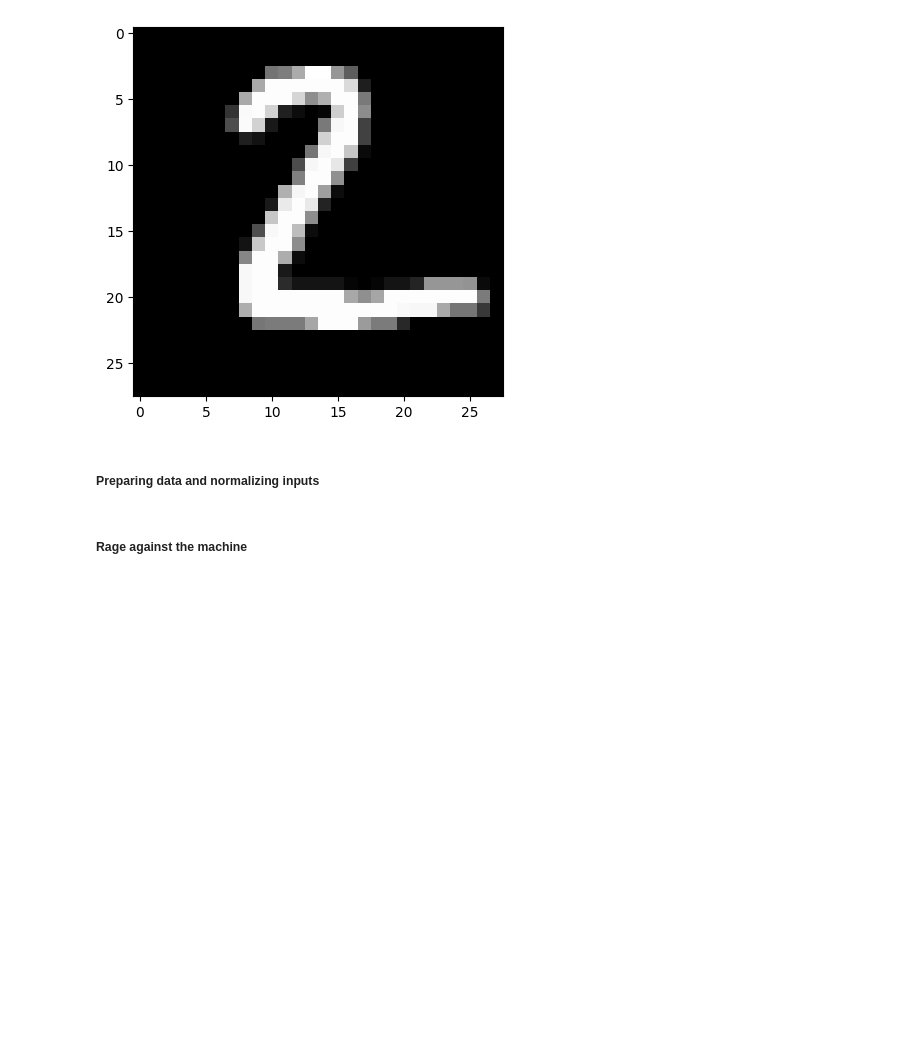
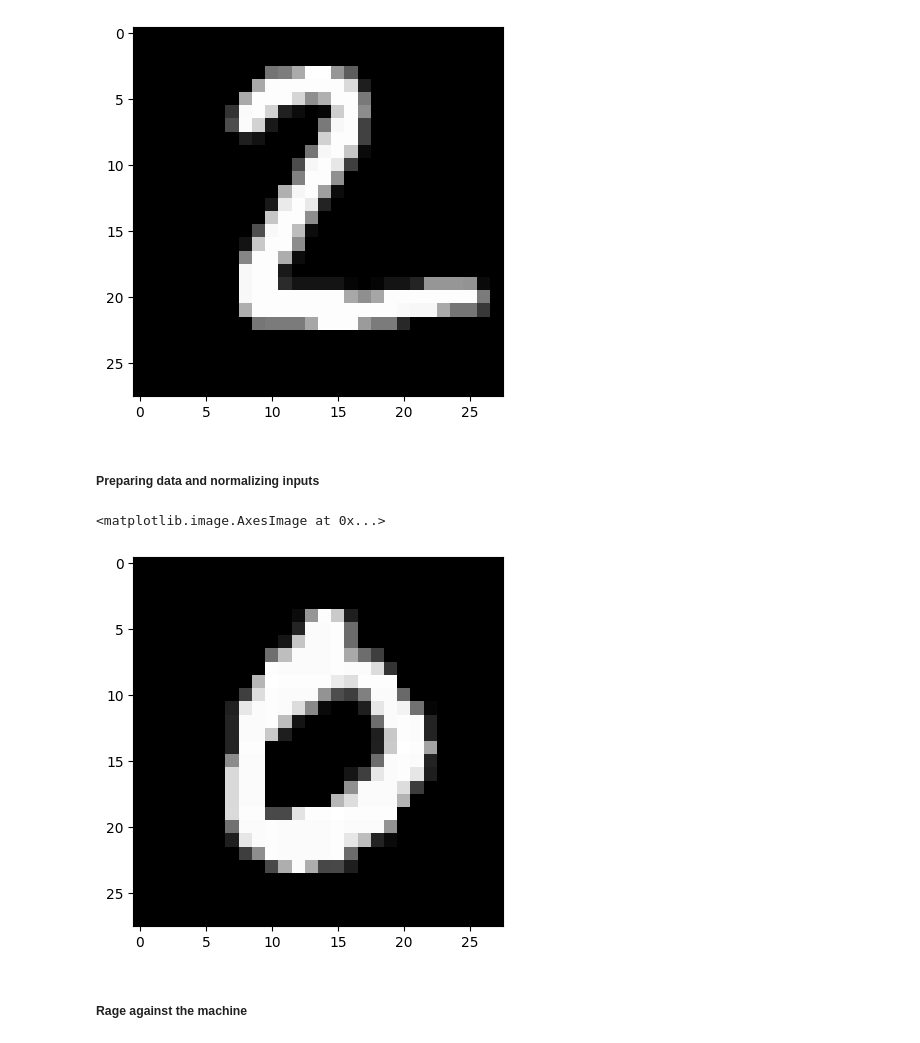
Before and after one commit to martinswagner021/perceptron-network, a Jupyter notebook: ANN_From_Scratch.ipynb, the cells around one changed output. Cells and saved outputs as stored; diff of their text form; code cells hidden in the pictures; blank space fills up the shorter version.

```diff
--- a/ANN_From_Scratch.ipynb
+++ b/ANN_From_Scratch.ipynb
@@ -49,7 +47,11 @@ plt.imshow(image, cmap='gray')
 # %%
 labels = train[:, 0]
 pixels = train[:, 1:n]
-pixels = pixels/255.0
+pixels = pixels / 255.0
+plt.imshow(pixels[2].reshape(28,28), cmap='gray')
+# %% [output]
+<matplotlib.image.AxesImage at 0x...>
+[figure, added]
 # %% [markdown]
 ##### Rage against the machine
 # %%
```
Also changed, not shown: parts of 6 cells of this notebook, 5 other files.
